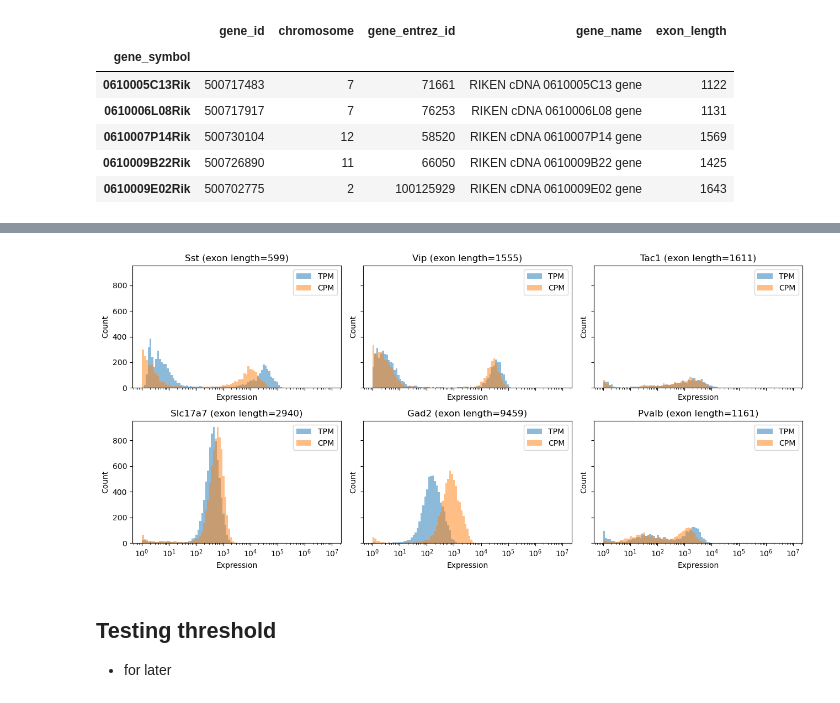
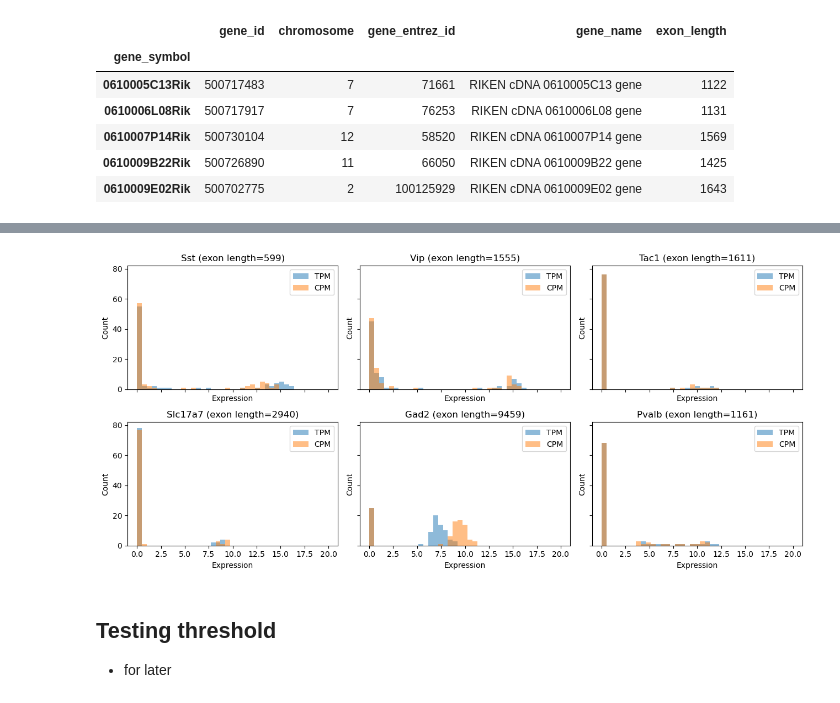
Before and after one commit to AllenNeuralDynamics/lamf_analysis_lims, a Jupyter notebook: gene_panel_selection/mfishtoolspy/241001_address_random_seed_issue.ipynb, the cells around one changed output, grey strips where cells are left out. Drawn from its saved outputs; the diff is of its cells as text; code cells hidden in the pictures.

```diff
--- a/gene_panel_selection/mfishtoolspy/241001_address_random_seed_issue.ipynb
+++ b/gene_panel_selection/mfishtoolspy/241001_address_random_seed_issue.ipynb
@@ -18,7 +21,8 @@ import mfishtools
 # %%
 # options for cluster grouping
 ops = {
-    'panel_name': 'Pan-neuronal', # GABAergic or Glutamatergic or Pan-neuronal
+    # 'panel_name': 'Pan-neuronal', # GABAergic or Glutamatergic or Pan-neuronal
+    'panel_name': 'GABAergic', # GABAergic or Glutamatergic or Pan-neuronal
     'full_panel_size': 28,
     'starting_genes': ["Gad2","Slc17a7","Pvalb","Sst","Vip","Cck","Tac1","Npy","Crh","Necab1","Ptprt","Kirrel3","Penk","Hpse","Calb2","Chodl"],
     'layer_1234_filter': True,
@@ -38,7 +42,7 @@ ops = {
     'L1234_labels': ['L1', 'L1-L2/3', 'L1-L4', 'L2/3', 'L2/3-L4', 'L4'],
     'L6_labels': ['L6', 'L6b'],
     'max_on': 5000,
-    'max_off': 1000,
+    'max_off': 1129,
     'min_on': 10,
     'max_fraction_on_clusters': 0.5,
     'num_subsample': 50,
@@ -81,16 +84,20 @@ annotation.set_index('sample_id', inplace=True, drop=True)
 # %%
 # preprocessing
 # Removing 'X" in column? from Hannah's code. Don't know when this happens, but leave them here just in case.
-if 'X' in data.columns:
+if 'X' in cpm_data.columns:
     print('Dropping "X" column from data')
-    data = data.drop(columns=['X'])
+    cpm_data = cpm_data.drop(columns=['X'])
+if 'X' in tpm_data.columns:
+    print('Dropping "X" column from data')
+    tpm_data = tpm_data.drop(columns=['X'])
 if 'X' in annotation.columns:
     print('Dropping "X" column fro annotation')
     annotation = annotation.drop(columns=['X'])
 
 # change the row order of annotation to match the order of columns in data
 # annotation = annotation.loc[data.columns]  # don't need this, but add assert statement to check
-assert np.all(annotation.index.values == data.columns.values)
+assert np.all(annotation.index.values == tpm_data.columns.values)
+assert np.all(annotation.index.values == cpm_data.columns.values)
 # %%
 # data conversion to log2
 tpm_log2 = np.log2(tpm_data + 1)
@@ -609,21 +631,23 @@ gene_info_df.head()
 # %%
 gene_name_list = ['Sst', 'Vip', 'Tac1', 'Slc17a7', 'Gad2', 'Pvalb']
 fig, ax = plt.subplots(2, 3, figsize=(13,6), sharex=True, sharey=True)
 for i in range(len(gene_name_list)):
     gene_name = gene_name_list[i]
     exon_length = gene_info_df.loc[gene_name, 'exon_length']
-    # ax[i//3, i%3].hist(tpm_median_per_mapping.loc[gene_name], bins=np.linspace(0,20,40), alpha=0.5, label='TPM');
-    # ax[i//3, i%3].hist(cpm_median_per_mapping.loc[gene_name], bins=np.linspace(0,20,40), alpha=0.5, label='CPM');
-    ax[i//3, i%3].hist(tpm_data.loc[gene_name], bins=np.logspace(0,7,100), alpha=0.5, label='TPM');
-    ax[i//3, i%3].hist(cpm_data.loc[gene_name], bins=np.logspace(0,7,100), alpha=0.5, label='CPM');
+    ax[i//3, i%3].hist(tpm_median_per_mapping.loc[gene_name], bins=np.linspace(0,20,40), alpha=0.5, label='TPM');
+    ax[i//3, i%3].hist(cpm_median_per_mapping.loc[gene_name], bins=np.linspace(0,20,40), alpha=0.5, label='CPM');
+    # ax[i//3, i%3].hist(tpm_data.loc[gene_name]+1, bins=np.logspace(-2,7,100), alpha=0.5, label='TPM');
+    # ax[i//3, i%3].hist(cpm_data.loc[gene_name]+1, bins=np.logspace(-2,7,100), alpha=0.5, label='CPM');
+    # ax[i//3, i%3].hist(tpm_data.loc[gene_name], bins=np.logspace(-2,7,100), alpha=0.5, label='TPM');
+    # ax[i//3, i%3].hist(cpm_data.loc[gene_name], bins=np.logspace(-2,7,100), alpha=0.5, label='CPM');
     ax[i//3, i%3].set_title(f'{gene_name} (exon length={exon_length})')
     ax[i//3, i%3].legend()
-    ax[i//3, i%3].set_xscale('log')
+    # ax[i//3, i%3].set_xscale('log')
     ax[i//3, i%3].set_xlabel('Expression')
     ax[i//3, i%3].set_ylabel('Count')
 fig.tight_layout()
 # %% [output]
-[figure, old version]
+[figure, new version]
 # %% [markdown]
 ## Testing threshold
 - for later
```
Also changed, not shown: parts of 26 cells of this notebook, 3 other files.
